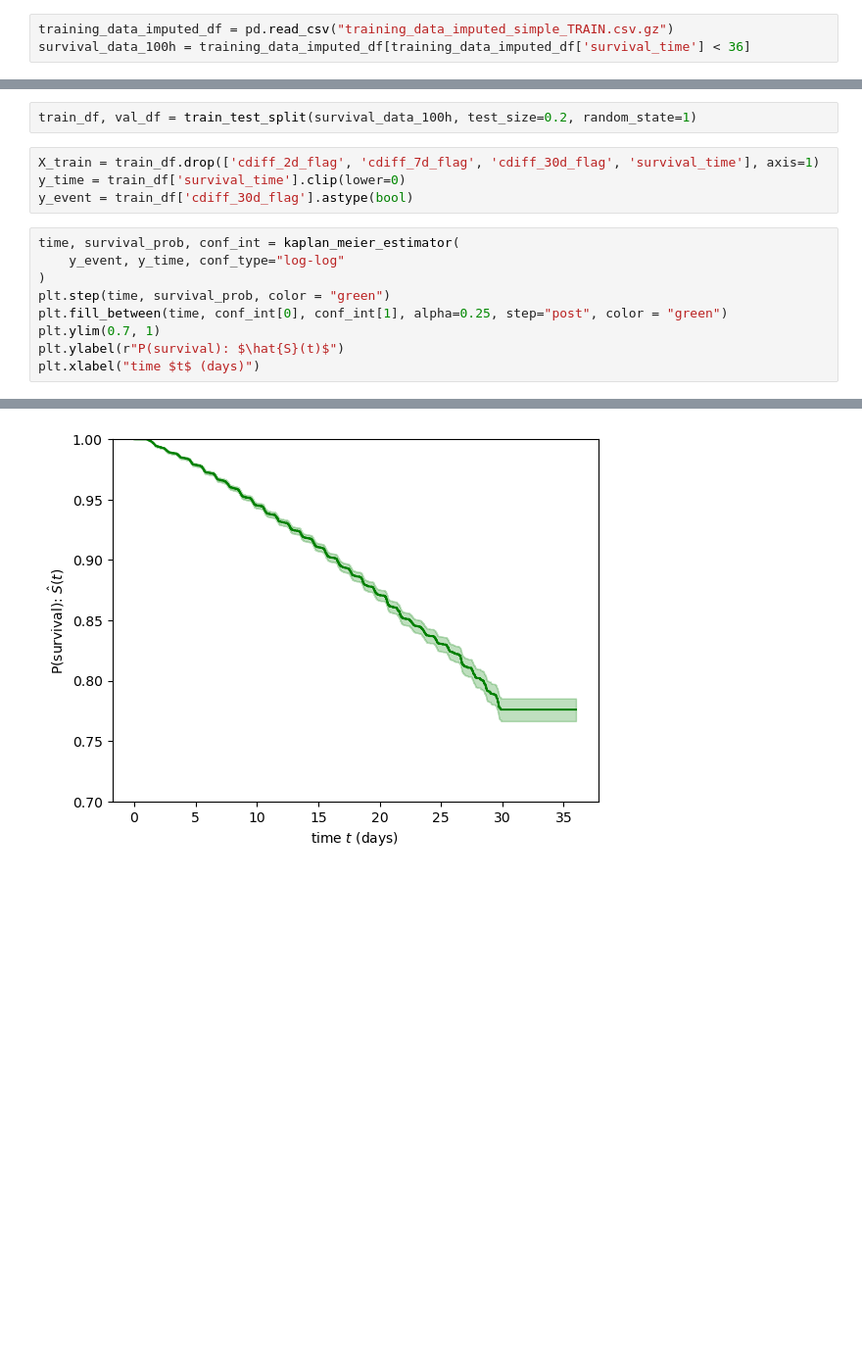
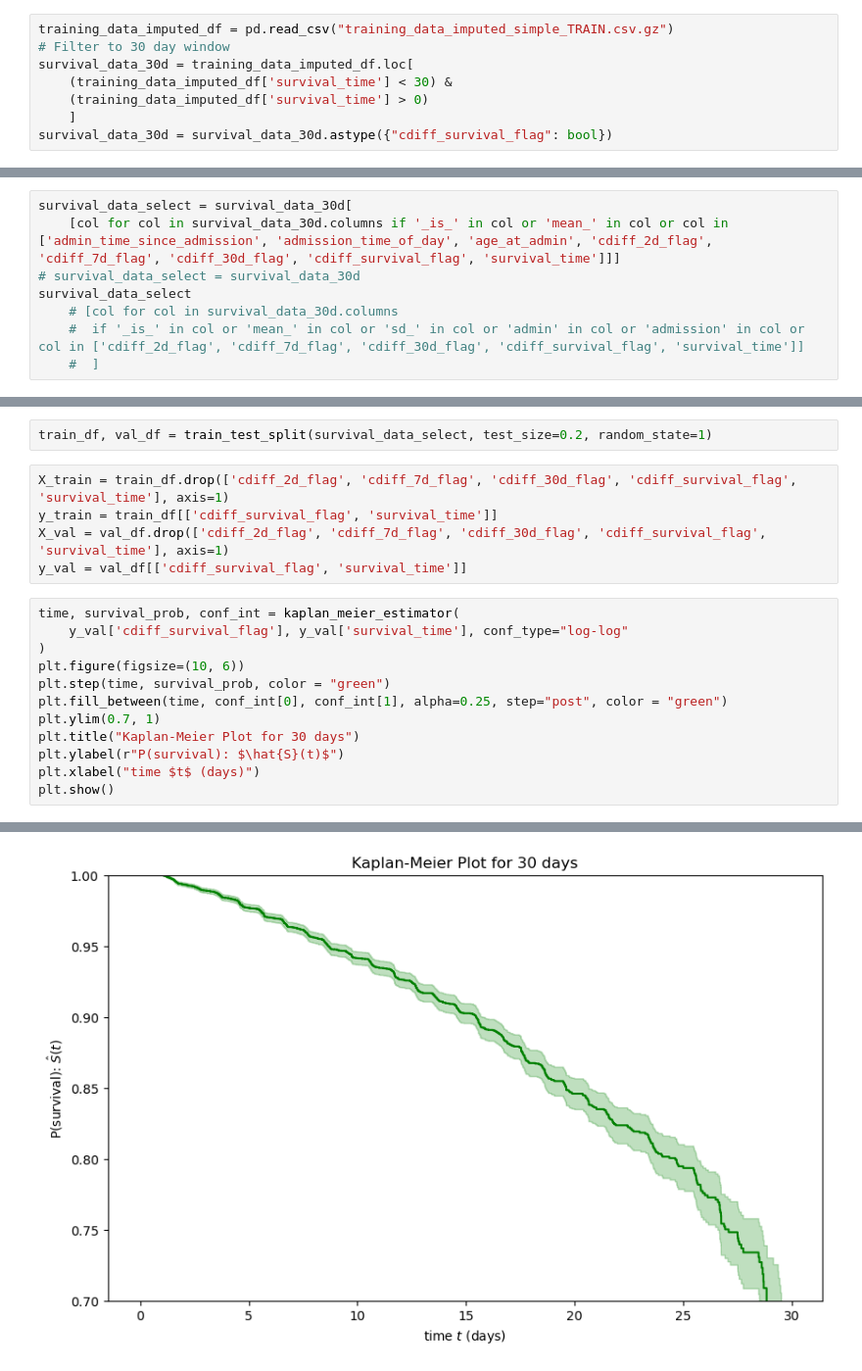
Before and after one commit to aszatrowski/predicting-cdiff, a Jupyter notebook: survival_analysis.ipynb, the cells around one changed output, grey strips where cells are left out. Shown at 98% size. Drawn from its saved outputs; the diff is of its cells as text; blank space fills up the shorter version.

Commit message:
completed survival analysis!

```diff
--- a/survival_analysis.ipynb
+++ b/survival_analysis.ipynb
@@ -13,3 +14,8 @@ from datetime import datetime, timedelta
 # %%
 training_data_imputed_df = pd.read_csv("training_data_imputed_simple_TRAIN.csv.gz")
-survival_data_100h = training_data_imputed_df[training_data_imputed_df['survival_time'] < 36]
+# Filter to 30 day window
+survival_data_30d = training_data_imputed_df.loc[
+    (training_data_imputed_df['survival_time'] < 30) &
+    (training_data_imputed_df['survival_time'] > 0)
+    ]
+survival_data_30d = survival_data_30d.astype({"cdiff_survival_flag": bool})
@@ -19,0 +44,8 @@ survival_data_100h.shape
+# %%
+survival_data_select = survival_data_30d[
+    [col for col in survival_data_30d.columns if '_is_' in col or 'mean_' in col or col in ['admin_time_since_admission', 'admission_time_of_day', 'age_at_admin', 'cdiff_2d_flag', 'cdiff_7d_flag', 'cdiff_30d_flag', 'cdiff_survival_flag', 'survival_time']]]
+# survival_data_select = survival_data_30d
+survival_data_select
+    # [col for col in survival_data_30d.columns
+    #  if '_is_' in col or 'mean_' in col or 'sd_' in col or 'admin' in col or 'admission' in col or col in ['cdiff_2d_flag', 'cdiff_7d_flag', 'cdiff_30d_flag', 'cdiff_survival_flag', 'survival_time']]
+    #  ]
@@ -20,16 +66,20 @@ survival_data_100h.shape
 # %%
-train_df, val_df = train_test_split(survival_data_100h, test_size=0.2, random_state=1)
+train_df, val_df = train_test_split(survival_data_select, test_size=0.2, random_state=1)
 # %%
-X_train = train_df.drop(['cdiff_2d_flag', 'cdiff_7d_flag', 'cdiff_30d_flag', 'survival_time'], axis=1)
-y_time = train_df['survival_time'].clip(lower=0)
-y_event = train_df['cdiff_30d_flag'].astype(bool)
+X_train = train_df.drop(['cdiff_2d_flag', 'cdiff_7d_flag', 'cdiff_30d_flag', 'cdiff_survival_flag', 'survival_time'], axis=1)
+y_train = train_df[['cdiff_survival_flag', 'survival_time']]
+X_val = val_df.drop(['cdiff_2d_flag', 'cdiff_7d_flag', 'cdiff_30d_flag', 'cdiff_survival_flag', 'survival_time'], axis=1)
+y_val = val_df[['cdiff_survival_flag', 'survival_time']]
 # %%
 time, survival_prob, conf_int = kaplan_meier_estimator(
-    y_event, y_time, conf_type="log-log"
+    y_val['cdiff_survival_flag'], y_val['survival_time'], conf_type="log-log"
 )
+plt.figure(figsize=(10, 6))
 plt.step(time, survival_prob, color = "green")
 plt.fill_between(time, conf_int[0], conf_int[1], alpha=0.25, step="post", color = "green")
 plt.ylim(0.7, 1)
+plt.title("Kaplan-Meier Plot for 30 days")
 plt.ylabel(r"P(survival): $\hat{S}(t)$")
 plt.xlabel("time $t$ (days)")
+plt.show()
 # %% [output]
@@ -37 +86 @@ Text(0.5, 0, 'time $t$ (days)')
-[figure, old version]
+[figure, new version]
```
Also changed, not shown: parts of 18 cells of this notebook.
